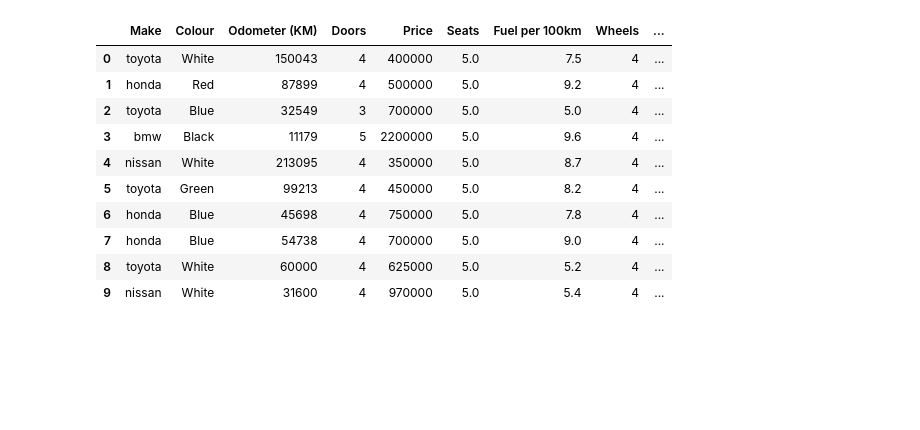
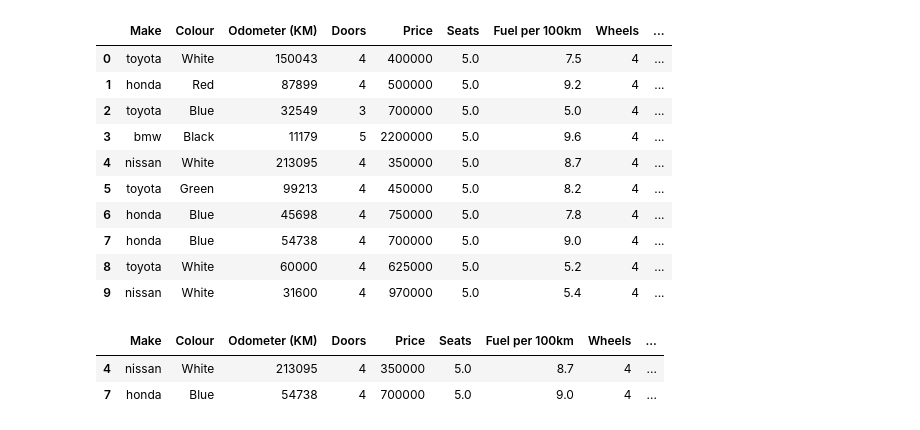
Before and after one commit to rociobenitez/AI-ML-DataScience-Bootcamp, a Jupyter notebook: notebooks/pandas/2-manipulacion-pandas.ipynb, the cells around one changed output. Saved outputs shown, nothing was run; the diff lists cells and outputs as text; code cells hidden in the pictures; blank space fills up the shorter version.

```diff
--- a/notebooks/pandas/2-manipulacion-pandas.ipynb
+++ b/notebooks/pandas/2-manipulacion-pandas.ipynb
@@ -221,3 +221,10 @@ car_sales
 | 7 | honda | Blue | 54738 | 4 | 700000 | 5.0 | 9.0 | 4 | ... |
 | 8 | toyota | White | 60000 | 4 | 625000 | 5.0 | 5.2 | 4 | ... |
 | 9 | nissan | White | 31600 | 4 | 970000 | 5.0 | 5.4 | 4 | ... |
+# %%
+car_sales_suffled = car_sales.sample(frac=0.2) # Selecciona el 20% de la muestra
+car_sales_suffled
+# %% [output]
+|  | Make | Colour | Odometer (KM) | Doors | Price | Seats | Fuel per 100km | Wheels | ... |
+| 4 | nissan | White | 213095 | 4 | 350000 | 5.0 | 8.7 | 4 | ... |
+| 7 | honda | Blue | 54738 | 4 | 700000 | 5.0 | 9.0 | 4 | ... |
```
Also changed, not shown: parts of 3 cells of this notebook.
